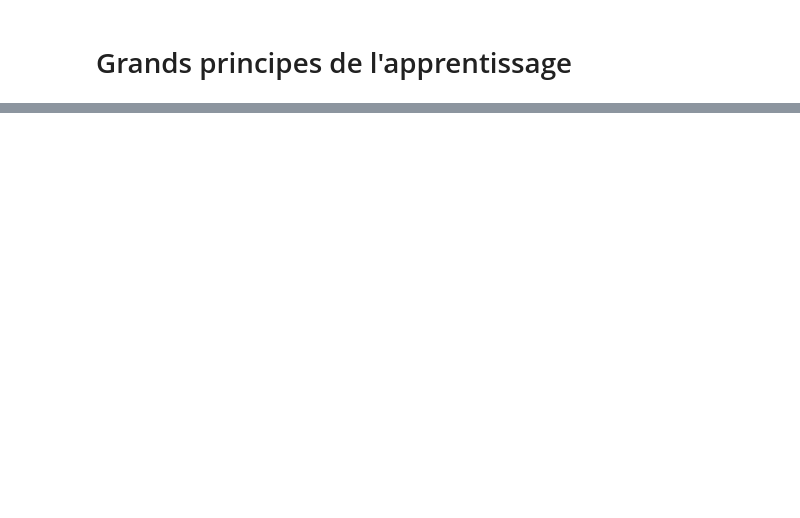
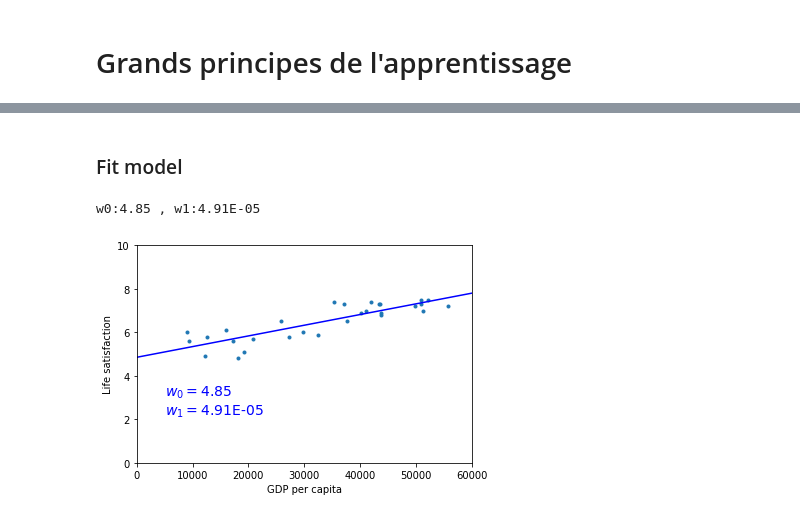
Before and after one commit to vincentvigon/aleaDataSignal, a Jupyter notebook: data_analysis/04-principes.ipynb, the cells around one changed output, grey strips where cells are left out. Saved outputs shown, nothing was run; the diff lists cells and outputs as text; code cells hidden in the pictures; blank space fills up the shorter version.

```diff
--- a/data_analysis/04-principes.ipynb
+++ b/data_analysis/04-principes.ipynb
@@ -165,0 +239,23 @@ si votre patron préfère avoir le meilleurs ajustement possible,  quel tuning c
+# %% [markdown]
+### Fit model
+# %%
+from sklearn import linear_model
+
+model_lin_sample = linear_model.LinearRegression(fit_intercept=False)
+model_lin_sample.fit(X_sample_ext, y_sample)
+w0, w1=model_lin_sample.coef_[0],model_lin_sample.coef_[1]
+print("w0:%.2f"%w0,", w1:%.2E"%w1)
+
+plt.plot(x_sample,y_sample,".")
+plt.xlabel("GDP per capita")
+plt.ylabel("Life satisfaction")
+plt.xlim(0, xlim)
+plt.ylim(0,10)
+
+plt.plot(x_test, w0 + w1*x_test, "b")
+
+plt.text(5000, 3.1, r"$w_0=$"+"%.2f"%w0, fontsize=14, color="b")
+plt.text(5000, 2.2, r"$w_1=$"+"%.2E"%w1, fontsize=14, color="b");
+# %% [output]
+w0:4.85 , w1:4.91E-05
+[figure, added]
```
Also changed, not shown: parts of 52 cells of this notebook, 43 other files.
